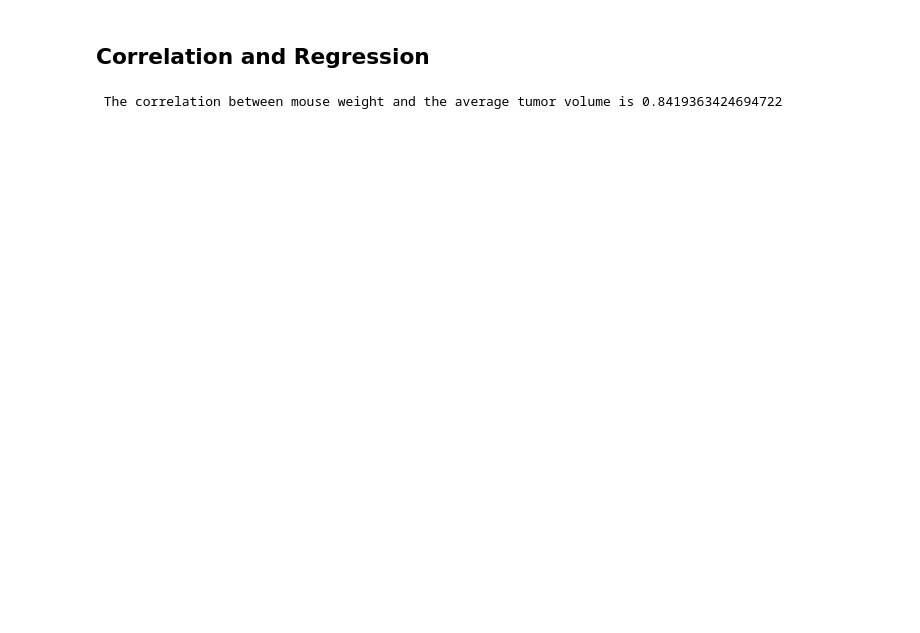
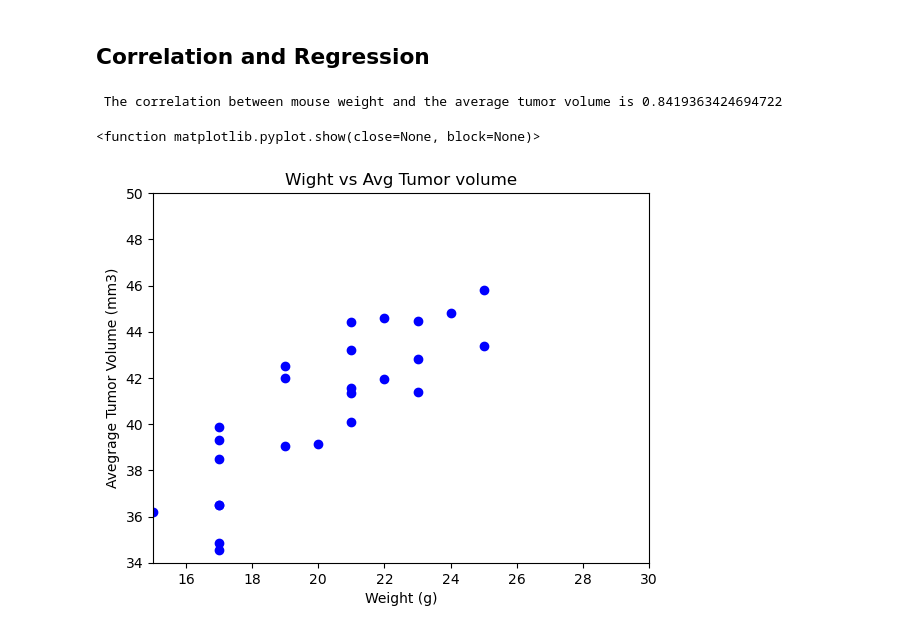
Before and after one commit to nazimben25/matplotlib-challenge, a Jupyter notebook: challeng5mywork.ipynb, the cells around one changed output. Cells and saved outputs as stored; diff of their text form; code cells hidden in the pictures; blank space fills up the shorter version.

```diff
--- a/challeng5mywork.ipynb
+++ b/challeng5mywork.ipynb
@@ -248,9 +255,8 @@ tumor_last_volume.head()
 # %%
-## filter the tumor colume DF regarding the 4 drugs Capomulin, Ramicane, Infubinol, and Ceftamin
+## filter the tumor colume DF regarding the list of drugs selected
 
-x = (tumor_last_volume['Drug Regimen']== 'Capomulin') | (tumor_last_volume['Drug Regimen']== 'Ramicane') | (tumor_last_volume['Drug Regimen']== 'Infubinol') | (tumor_last_volume['Drug Regimen']== 'Ceftamin' )
-
-tumor_last_volume_filt = tumor_last_volume[x]
+tumor_last_volume_filt = tumor_last_volume['Drug Regimen'].isin(selected_treatments_list)
+tumor_last_volume_filt = tumor_last_volume[tumor_last_volume_filt]
 tumor_last_volume_filt.head()
 # %% [output]
 |  | Mouse ID | Timepoint | Tumor Volume (mm3) | Metastatic Sites | Drug Regimen | Sex | Age_months | ... |
@@ -445,0 +549,22 @@ print(f' The correlation between mouse weight and the average tumor volume is {p
+# %%
+# and a linear regression model
+
+coef = np.polyfit(x_axis2,y_axis2,1)
+poly1d_fn = np.poly1d(coef)
+
+# plt.scatter(x_axis2,y_axis2)
+
+plt.plot(x_axis2, y_axis2 ,'bo', x, poly1d_fn(x), '--k') #'--k'=black dashed line, 'yo' = yellow circle marker
+
+
+plt.xlim(15, 30)
+plt.ylim(34, 50)
+
+plt.xlabel('Weight (g)')
+plt.ylabel('Avegrage Tumor Volume (mm3)')
+plt.title('Wight vs Avg Tumor volume')
+
+plt.show
+# %% [output]
+<function matplotlib.pyplot.show(close=None, block=None)>
+[figure, added]
```
Also changed, not shown: parts of 13 cells of this notebook.
